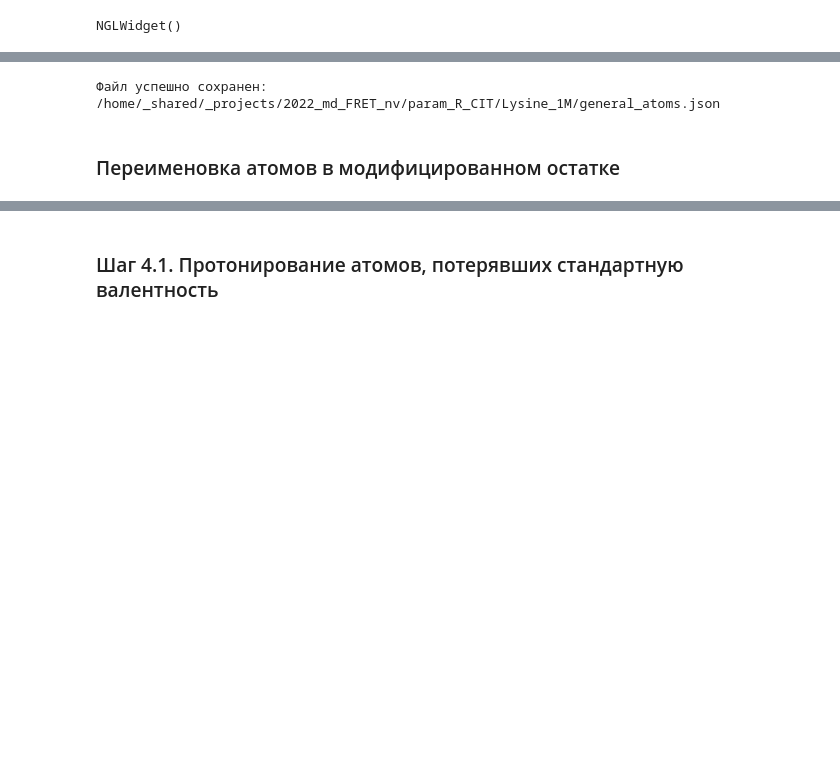
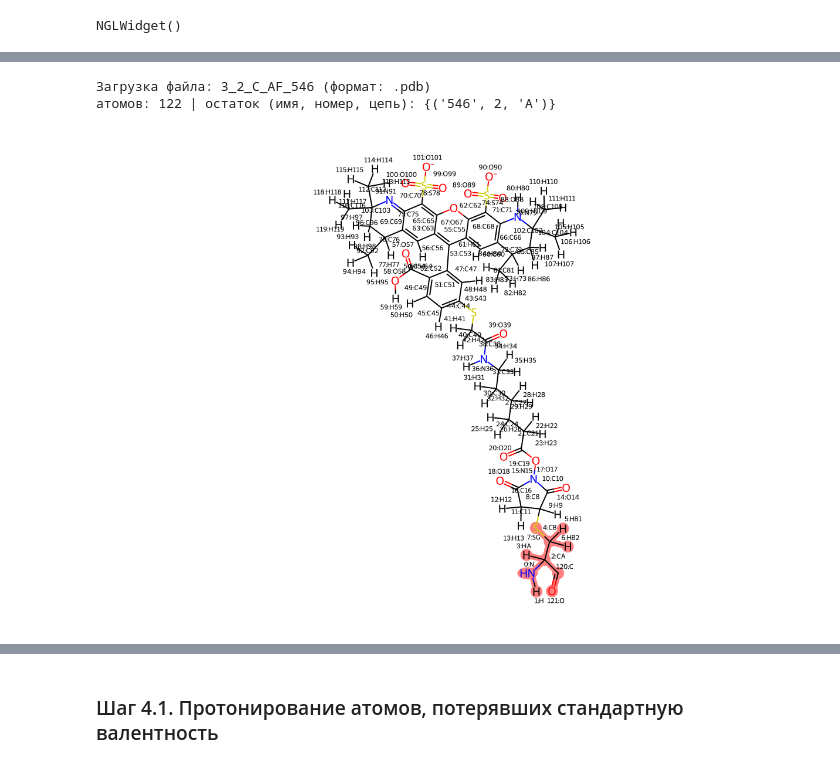
Before and after one commit to intbio/ResParTools, a Jupyter notebook: notebooks_and_examples/AF_546_cys/1_charge_calculation.ipynb, the cells around one changed output, grey strips where cells are left out. Drawn from its saved outputs; the diff is of its cells as text; code cells hidden in the pictures; blank space fills up the shorter version.

```diff
--- a/notebooks_and_examples/AF_546_cys/1_charge_calculation.ipynb
+++ b/notebooks_and_examples/AF_546_cys/1_charge_calculation.ipynb
@@ -208,7 +205,12 @@ pt.draw_mon_pol_match(mod_aa_chem_dict, ref_aa_chem_dict, match_data_dict,
-# %%
-pt.save_json('general_atoms', list(*match_data_dict['mon_pol_atom_names'].values()), )
-# %% [output]
-Файл успешно сохранен:
-/home/_shared/_projects/2022_md_FRET_nv/param_R_CIT/Lysine_1M/general_atoms.json
-# %% [markdown]
-### Переименовка атомов в модифицированном остатке
+# %%
+# остаток из шага 3.2: имена атомов, имя и номер остатка, цепь
+residue_chem = pt.file_opener(f'molecules/substructure/3_2_{mon_name}.pdb')[f'3_2_{mon_name}']
+res_params = {(a.GetPDBResidueInfo().GetResidueName(), a.GetPDBResidueInfo().GetResidueNumber(),
+               a.GetPDBResidueInfo().GetChainId()) for a in residue_chem.GetAtoms()}
+print('атомов:', residue_chem.GetNumAtoms(), '| остаток (имя, номер, цепь):', res_params)
+# подписи «индекс:имя», подсвечен родительский остаток
+pt.draw_mol_with_atom_index(residue_chem, highlight_atoms=parent_atoms, show_names=True)
+# %% [output]
+Загрузка файла: 3_2_C_AF_546 (формат: .pdb)
+атомов: 122 | остаток (имя, номер, цепь): {('546', 2, 'A')}
+[figure, added]
```
Also changed, not shown: parts of 34 cells of this notebook, 10 other files.
